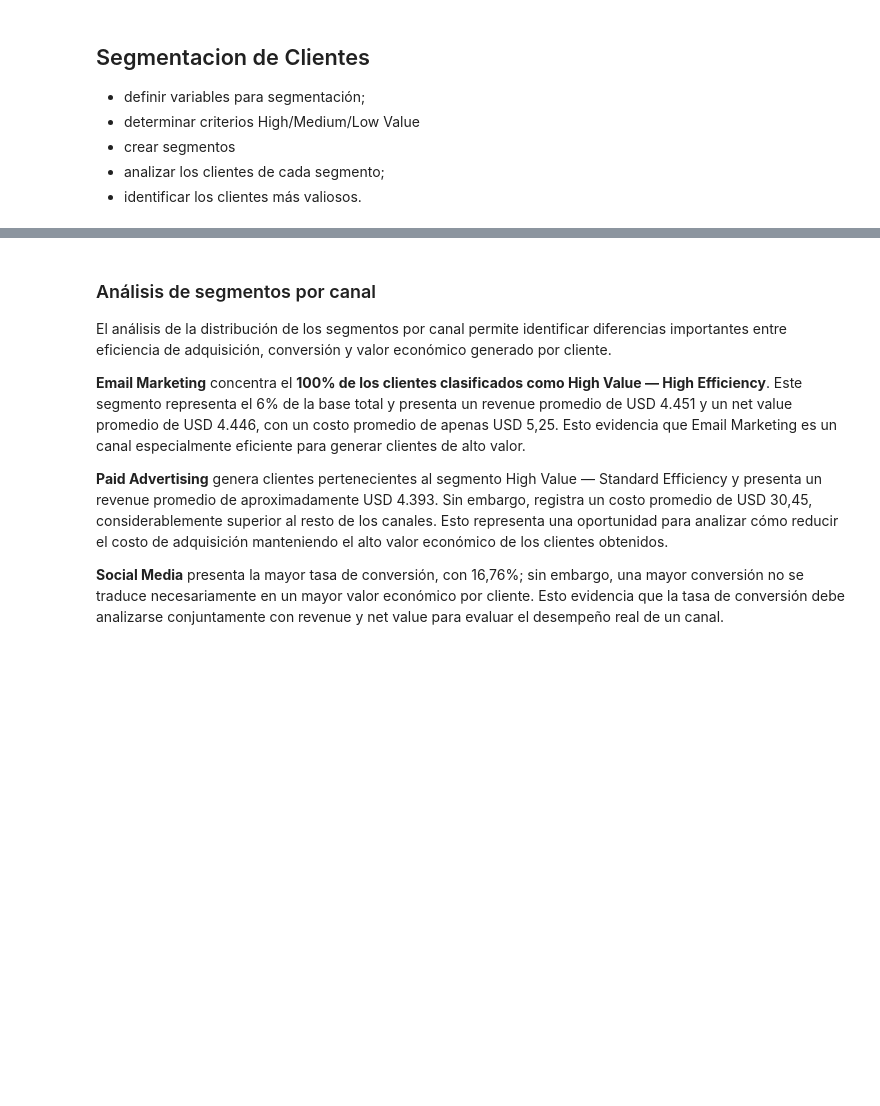
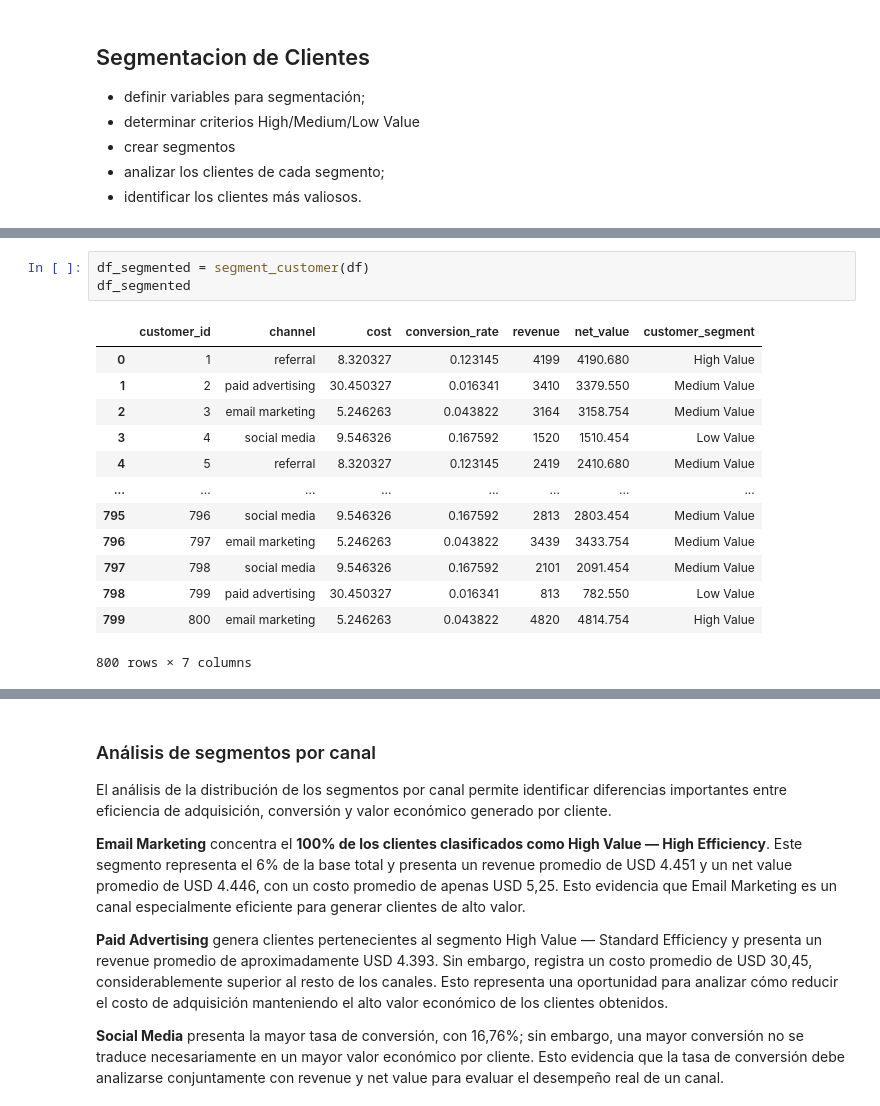
Before and after one commit to Andres240989/customer-lifetime-value_analysis, a Jupyter notebook: notebooks/02_customer_segmentation.ipynb, the cells around one changed output, grey strips where cells are left out. Cells and saved outputs as stored; diff of their text form; blank space fills up the shorter version.

```diff
--- a/notebooks/02_customer_segmentation.ipynb
+++ b/notebooks/02_customer_segmentation.ipynb
@@ -222,2 +111,19 @@ Name: count, dtype: int64
+# %%
+df_segmented = segment_customer(df)
+df_segmented
+# %% [output]
+|  | customer_id | channel | cost | conversion_rate | revenue | net_value | customer_segment |
+| 0 | 1 | referral | 8.320327 | 0.123145 | 4199 | 4190.680 | High Value |
+| 1 | 2 | paid advertising | 30.450327 | 0.016341 | 3410 | 3379.550 | Medium Value |
+| 2 | 3 | email marketing | 5.246263 | 0.043822 | 3164 | 3158.754 | Medium Value |
+| 3 | 4 | social media | 9.546326 | 0.167592 | 1520 | 1510.454 | Low Value |
+| 4 | 5 | referral | 8.320327 | 0.123145 | 2419 | 2410.680 | Medium Value |
+| ... | ... | ... | ... | ... | ... | ... | ... |
+| 795 | 796 | social media | 9.546326 | 0.167592 | 2813 | 2803.454 | Medium Value |
+| 796 | 797 | email marketing | 5.246263 | 0.043822 | 3439 | 3433.754 | Medium Value |
+| 797 | 798 | social media | 9.546326 | 0.167592 | 2101 | 2091.454 | Medium Value |
+| 798 | 799 | paid advertising | 30.450327 | 0.016341 | 813 | 782.550 | Low Value |
+| 799 | 800 | email marketing | 5.246263 | 0.043822 | 4820 | 4814.754 | High Value |
+800 rows × 7 columns
 # %%
 # metricas de customer_value_score
```
Also changed, not shown: parts of 31 cells of this notebook, 1 other file.
